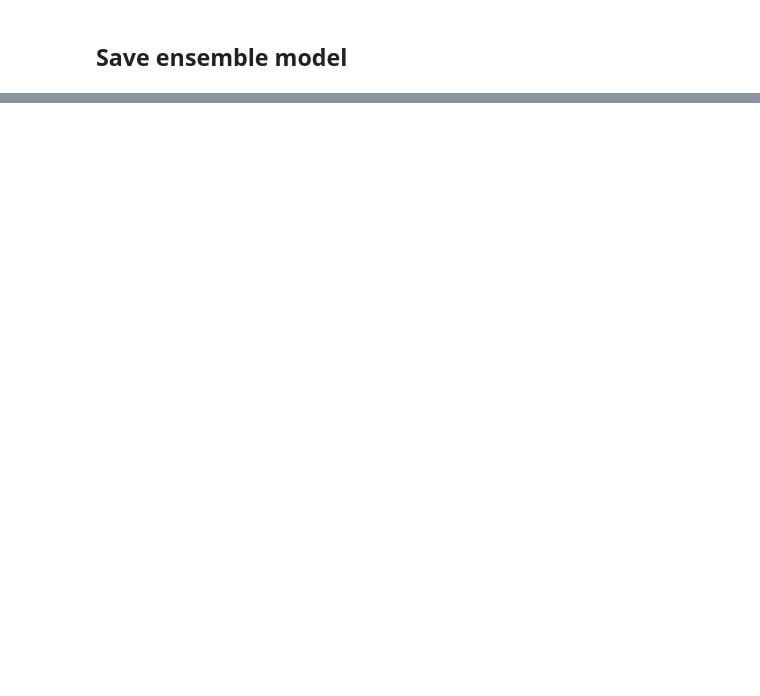
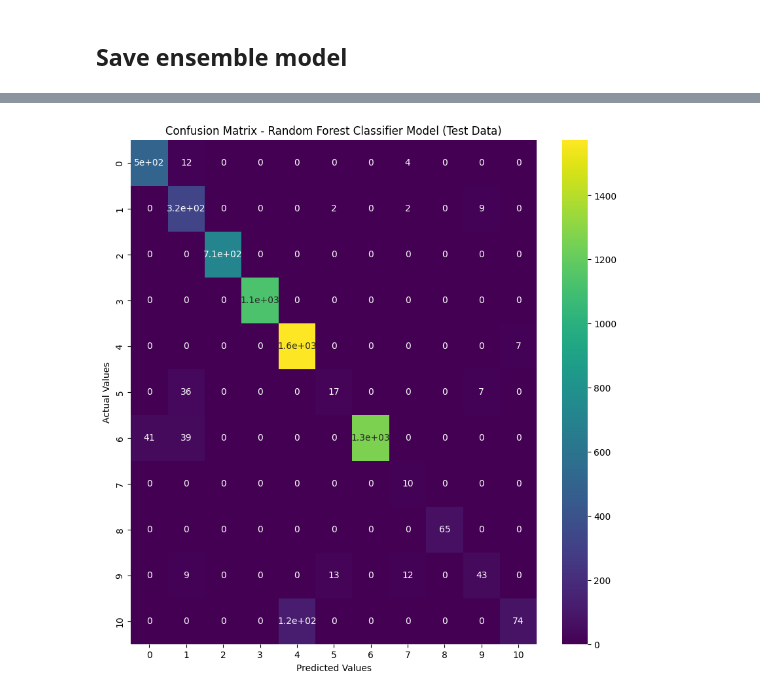
Before and after one commit to schellrw/consumer_complaints, a Jupyter notebook: 01_TfidfVectorizer.ipynb, the cells around one changed output, grey strips where cells are left out. Drawn from its saved outputs; the diff is of its cells as text; code cells hidden in the pictures; blank space fills up the shorter version.

```diff
--- a/01_TfidfVectorizer.ipynb
+++ b/01_TfidfVectorizer.ipynb
@@ -923,0 +971,23 @@ pickle.dump(ensemble_clf, open('./bin/tfidf/ensemble_clf_trained.pkl', 'wb'))
+# %%
+# load saved random forest classifier model
+rfc_clf = pickle.load(open('./bin/tfidf/rfc_clf_trained.pkl', 'rb'))
+# %%
+y_pred_train_rfc = rfc_clf.predict(X_train)
+y_pred_test_rfc = rfc_clf.predict(X_test)
+# %%
+results_rfc_train_acc = accuracy_score(y_train, y_pred_train_rfc)
+results_rfc_test_acc = accuracy_score(y_test, y_pred_test_rfc)
+
+results_rfc_train_f1 = f1_score(y_train, y_pred_train_rfc, average='weighted')
+results_rfc_test_f1 = f1_score(y_test, y_pred_test_rfc, average='weighted')
+
+print("Random Forest Classifier Accuracy on Train Dataset: {}".format(results_rfc_train_acc))
+print("\nRandom Forest Classifier Accuracy on Test Dataset: {}".format(results_rfc_test_acc))
+print("\n#####################")
+print("\nRandom Forest Classifier F1 Score on Train Dataset: {}".format(results_rfc_train_f1))
+print("\nRandom Forest Classifier F1 Score on Test Dataset: {}".format(results_rfc_test_f1))
+
+# Create Test Confusion Matrix and Classification Report
+cm_rfc = confusion_matrix(y_test, y_pred_test_rfc)
+cr_rfc = pd.DataFrame(classification_report(y_test, y_pred_test_rfc, zero_division=1, output_dict=True)).T
+cr_rfc
@@ -923,0 +1019,10 @@ pickle.dump(ensemble_clf, open('./bin/tfidf/ensemble_clf_trained.pkl', 'wb'))
+# %%
+#Plotting the confusion matrix as heatmap
+plt.figure(figsize=(10,10))
+sns.heatmap(cm_rfc, annot=True, cmap='viridis')
+plt.title('Confusion Matrix - Random Forest Classifier Model (Test Data)')
+plt.ylabel('Actual Values')
+plt.xlabel('Predicted Values')
+plt.show()
+# %% [output]
+[figure, added]
```
Also changed, not shown: parts of 13 cells of this notebook.
